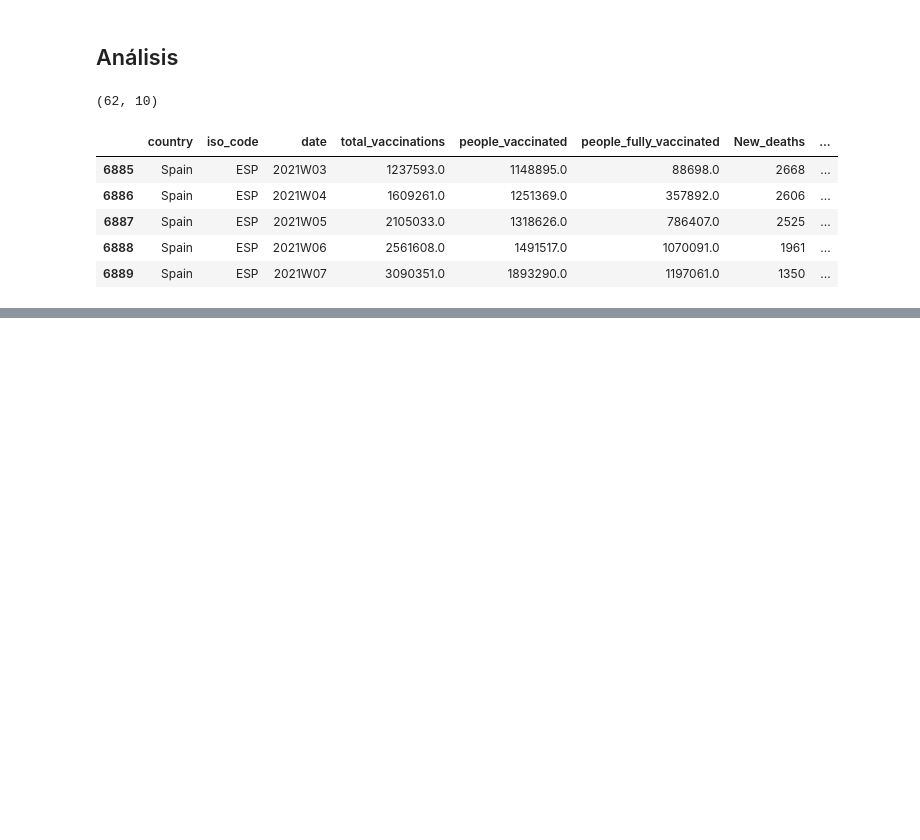
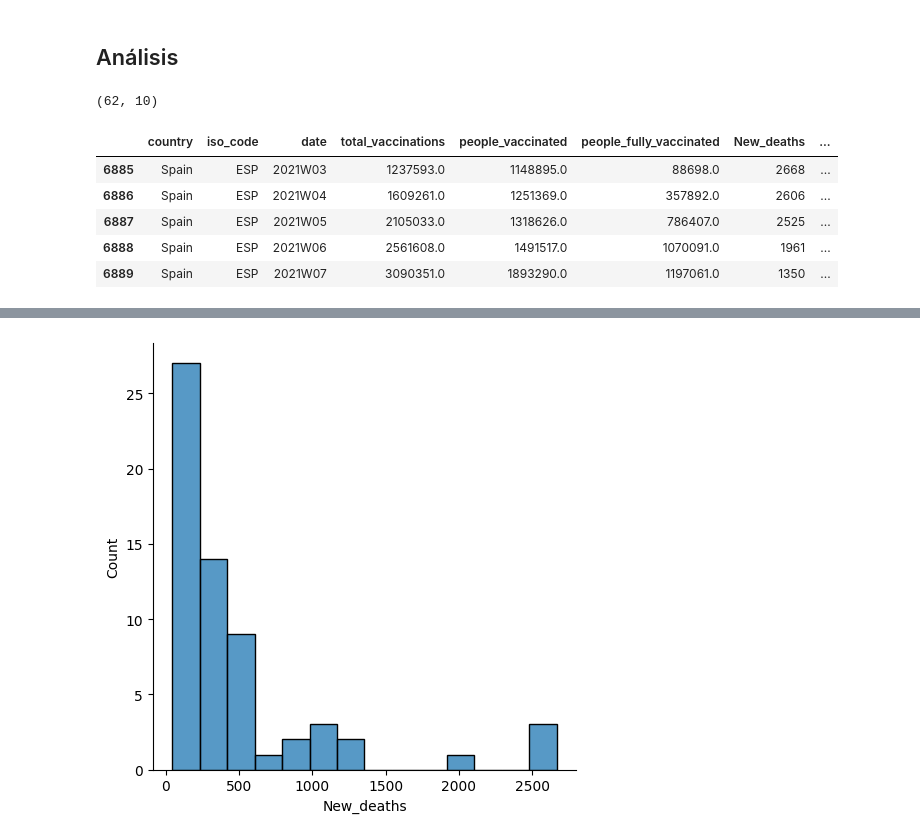
Before and after one commit to garcarlos91/Drugs_psychological_dependence, a Jupyter notebook: COVID vaccination-vs-mortality.ipynb, the cells around one changed output, grey strips where cells are left out. Drawn from its saved outputs; the diff is of its cells as text; code cells hidden in the pictures; blank space fills up the shorter version.

Commit message:
Analysis
First steps in the data analysis

```diff
--- a/COVID vaccination-vs-mortality.ipynb
+++ b/COVID vaccination-vs-mortality.ipynb
@@ -182,0 +194,5 @@ Series([], Name: people_vaccinated, dtype: float64)
+# %%
+sns.displot(data = Sample_df, x = 'New_deaths')
+plt.show()
+# %% [output]
+[figure, added]
```
Also changed, not shown: parts of 4 cells of this notebook.
